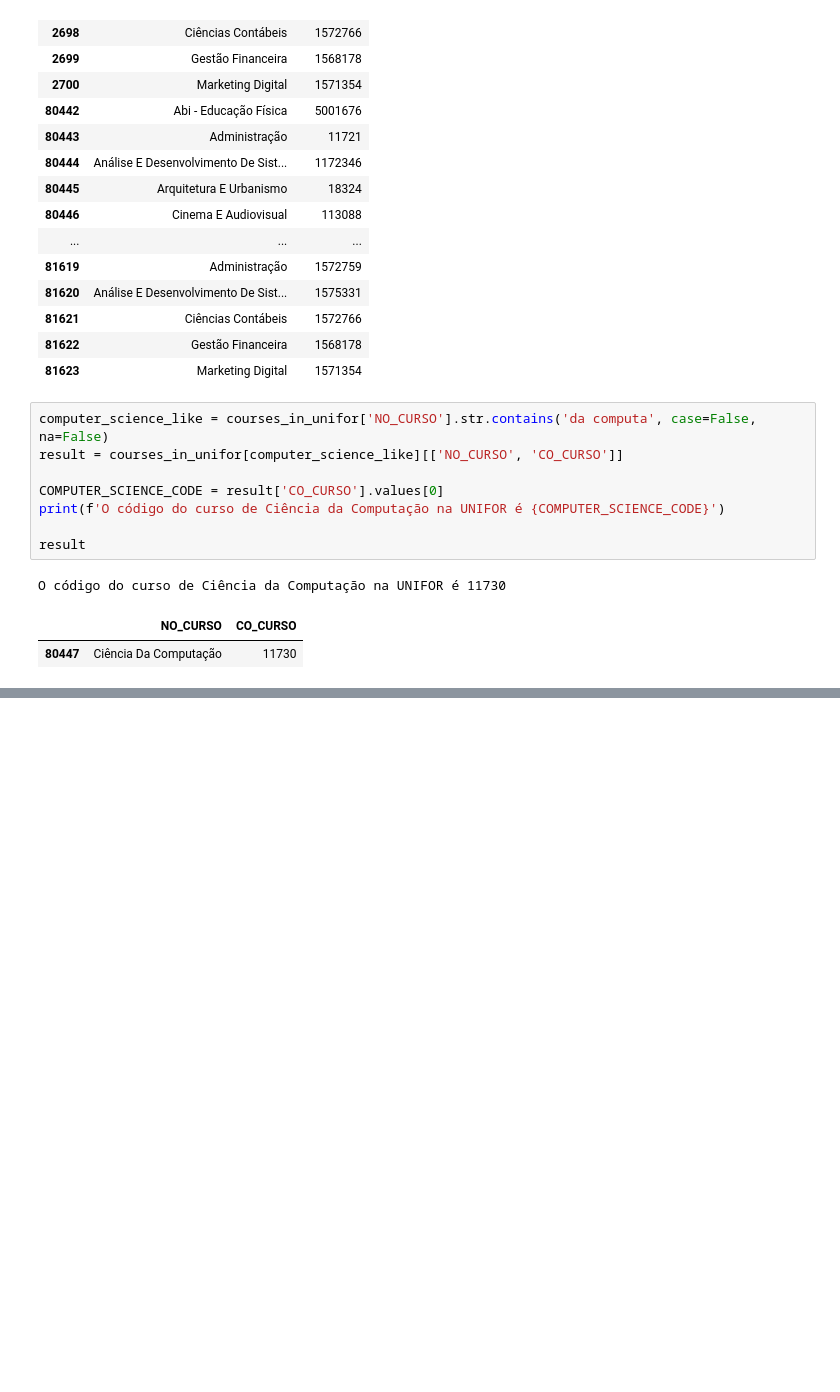
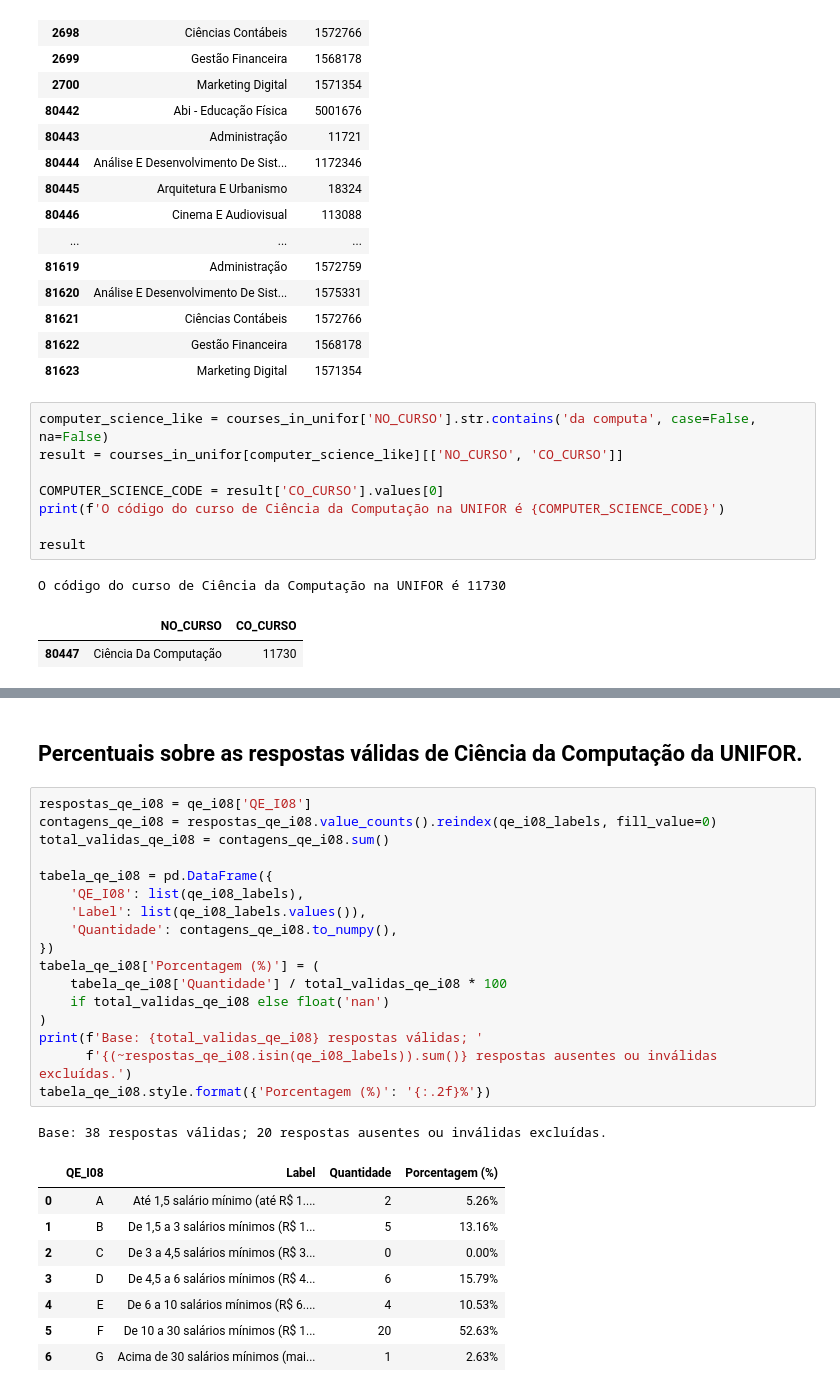
Before and after one commit to Joao-ava/microdados-enade, a Jupyter notebook: notebooks/analyze.ipynb, the cells around one changed output, grey strips where cells are left out. Drawn from its saved outputs; the diff is of its cells as text; blank space fills up the shorter version.

```diff
--- a/notebooks/analyze.ipynb
+++ b/notebooks/analyze.ipynb
@@ -62,0 +141,29 @@ O código do curso de Ciência da Computação na UNIFOR é 11730
+# %% [markdown]
+## Percentuais sobre as respostas válidas de Ciência da Computação da UNIFOR.
+# %%
+respostas_qe_i08 = qe_i08['QE_I08']
+contagens_qe_i08 = respostas_qe_i08.value_counts().reindex(qe_i08_labels, fill_value=0)
+total_validas_qe_i08 = contagens_qe_i08.sum()
+
+tabela_qe_i08 = pd.DataFrame({
+    'QE_I08': list(qe_i08_labels),
+    'Label': list(qe_i08_labels.values()),
+    'Quantidade': contagens_qe_i08.to_numpy(),
+})
+tabela_qe_i08['Porcentagem (%)'] = (
+    tabela_qe_i08['Quantidade'] / total_validas_qe_i08 * 100
+    if total_validas_qe_i08 else float('nan')
+)
+print(f'Base: {total_validas_qe_i08} respostas válidas; '
+      f'{(~respostas_qe_i08.isin(qe_i08_labels)).sum()} respostas ausentes ou inválidas excluídas.')
+tabela_qe_i08.style.format({'Porcentagem (%)': '{:.2f}%'})
+# %% [output]
+Base: 38 respostas válidas; 20 respostas ausentes ou inválidas excluídas.
+|  | QE_I08 | Label | Quantidade | Porcentagem (%) |
+| 0 | A | Até 1,5 salário mínimo (até R$ 1.... | 2 | 5.26% |
+| 1 | B | De 1,5 a 3 salários mínimos (R$ 1... | 5 | 13.16% |
+| 2 | C | De 3 a 4,5 salários mínimos (R$ 3... | 0 | 0.00% |
+| 3 | D | De 4,5 a 6 salários mínimos (R$ 4... | 6 | 15.79% |
+| 4 | E | De 6 a 10 salários mínimos (R$ 6.... | 4 | 10.53% |
+| 5 | F | De 10 a 30 salários mínimos (R$ 1... | 20 | 52.63% |
+| 6 | G | Acima de 30 salários mínimos (mai... | 1 | 2.63% |
```
Also changed, not shown: parts of 4 cells of this notebook.
